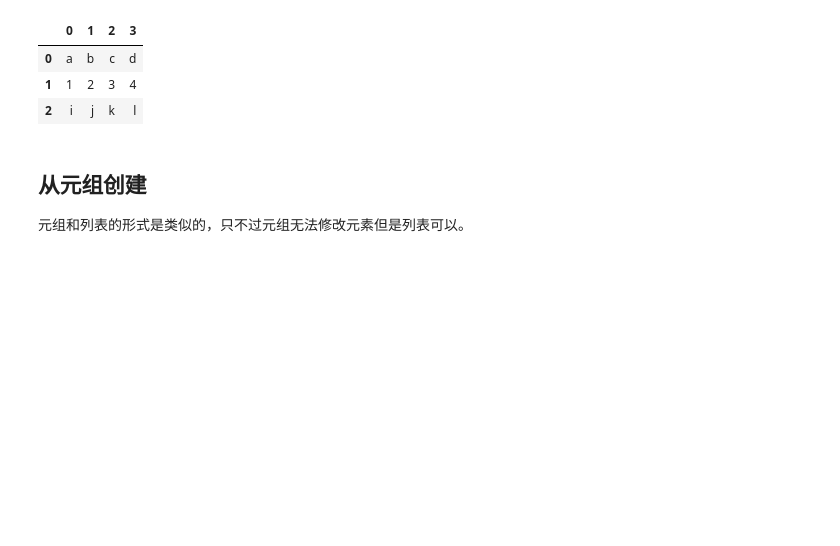
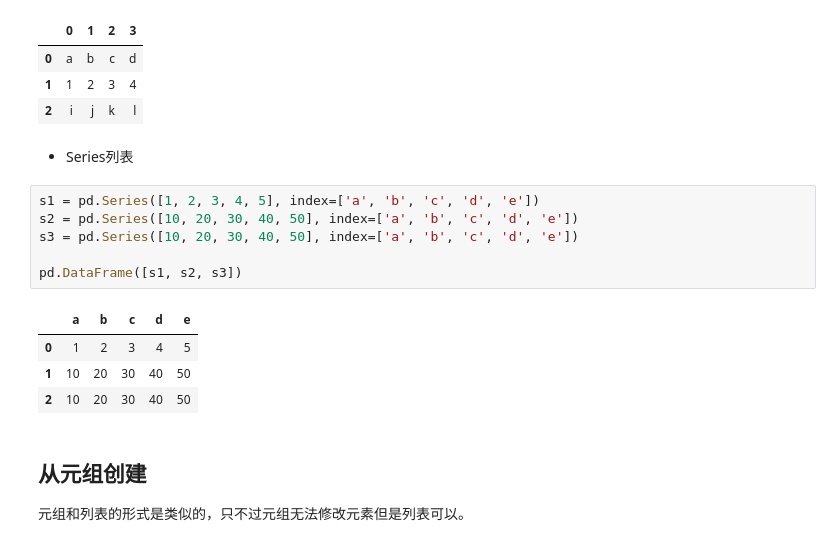
Before and after one commit to tcfh2016/knowledge-map, a Jupyter notebook: Techs/data-science/pandas/crud/creat/use_dataframe.ipynb, the cells around one changed output. Cells and saved outputs as stored; diff of their text form; blank space fills up the shorter version.

```diff
--- a/Techs/data-science/pandas/crud/creat/use_dataframe.ipynb
+++ b/Techs/data-science/pandas/crud/creat/use_dataframe.ipynb
@@ -162,6 +166,19 @@ pd.DataFrame(l)
 | 0 | a | b | c | d |
 | 1 | 1 | 2 | 3 | 4 |
 | 2 | i | j | k | l |
+# %% [markdown]
+- Series列表
+# %%
+s1 = pd.Series([1, 2, 3, 4, 5], index=['a', 'b', 'c', 'd', 'e'])
+s2 = pd.Series([10, 20, 30, 40, 50], index=['a', 'b', 'c', 'd', 'e'])
+s3 = pd.Series([10, 20, 30, 40, 50], index=['a', 'b', 'c', 'd', 'e'])
+
+pd.DataFrame([s1, s2, s3])
+# %% [output]
+|  | a | b | c | d | e |
+| 0 | 1 | 2 | 3 | 4 | 5 |
+| 1 | 10 | 20 | 30 | 40 | 50 |
+| 2 | 10 | 20 | 30 | 40 | 50 |
 # %% [markdown]
 ## 从元组创建
 
```
Also changed, not shown: parts of 10 cells of this notebook, 4 other files.
